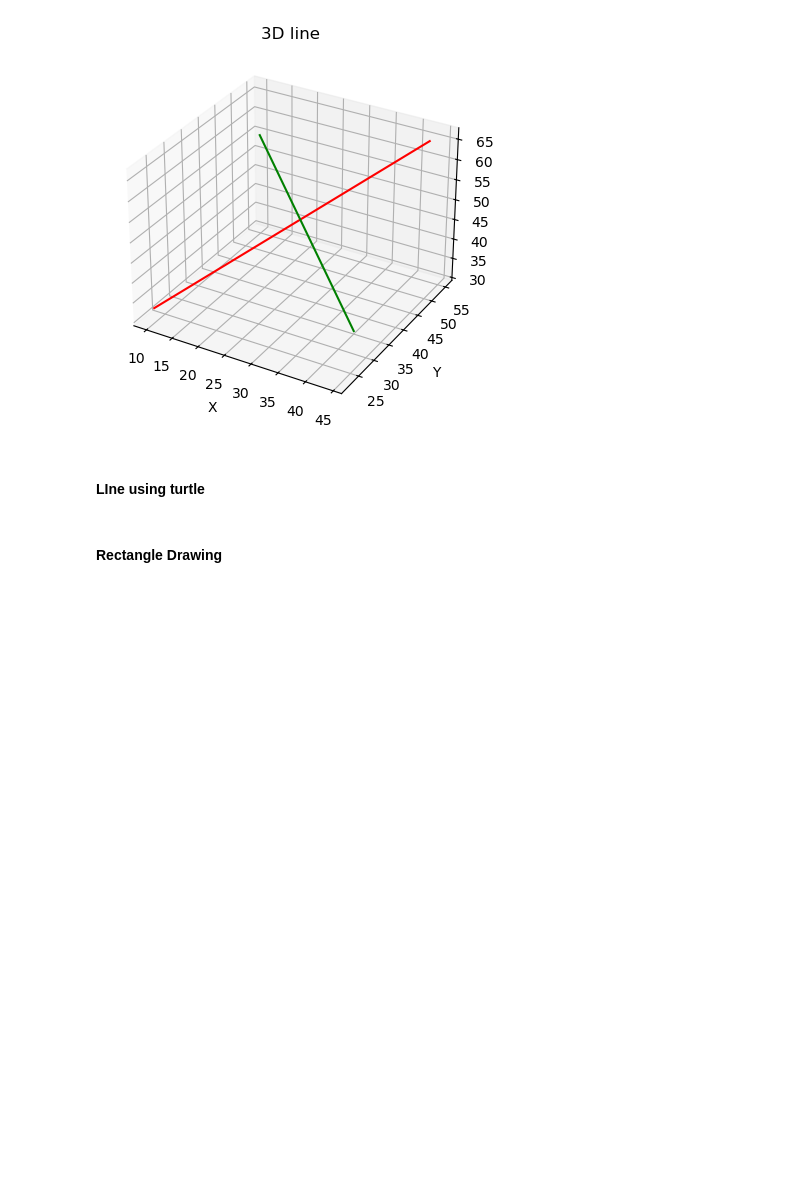
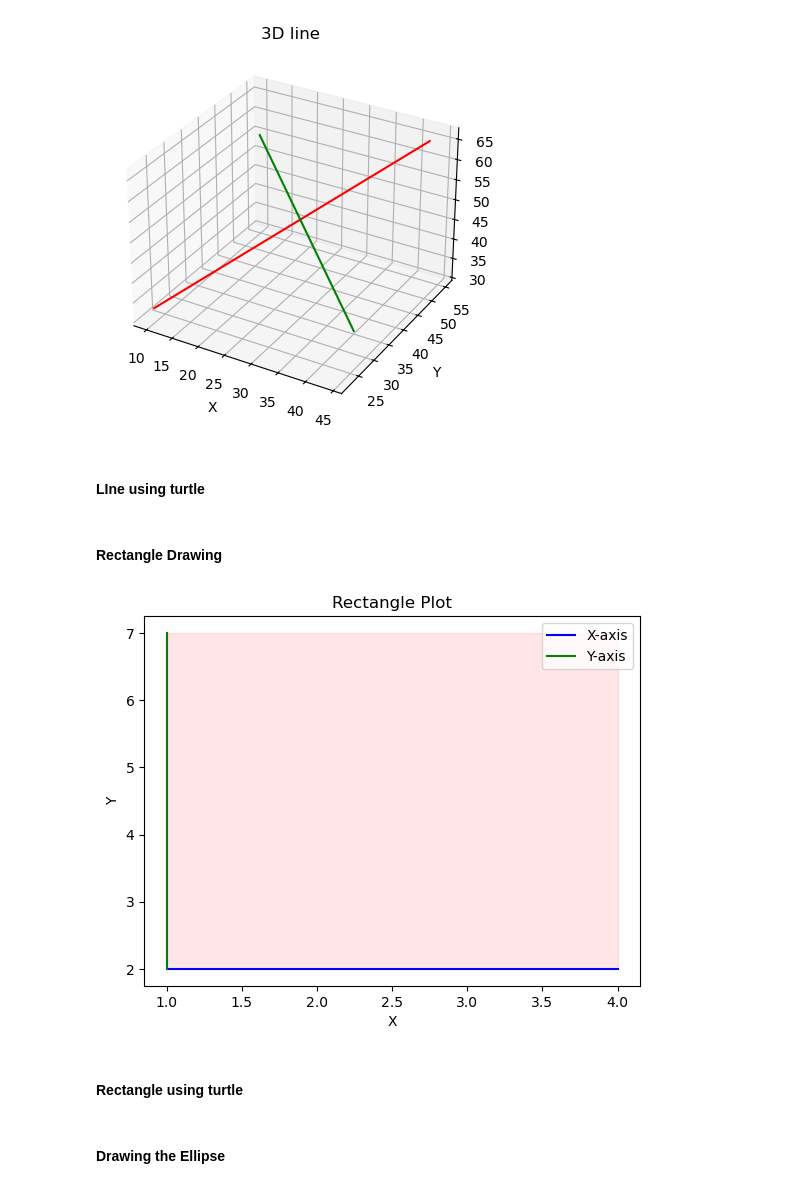
Before and after one commit to ojassannak/computer-vision-CV, a Jupyter notebook: L02- Drawings.ipynb, the cells around one changed output. Drawn from its saved outputs; the diff is of its cells as text; code cells hidden in the pictures; blank space fills up the shorter version.

```diff
--- a/L02- Drawings.ipynb
+++ b/L02- Drawings.ipynb
@@ -148,0 +184,26 @@ cv2.destroyAllWindows()
+# %%
+import matplotlib.pyplot as plt
+
+#Define rectangle coordinates
+x_min,y_min, x_max, y_max = 1,2,4,7
+
+#Create the rectangle patch
+rectangle = plt.Rectangle((x_min, y_min), x_max - x_min, y_max - y_min,
+                          color ='red' , alpha = 0.1)
+
+#Add the rectangle to a plot and customize labels/title
+plt.plot([x_min,x_max],[y_min, y_min], 'b-', label= 'X-axis')
+plt.plot([x_min,x_min],[y_min, y_max], 'g-', label= 'Y-axis')
+plt.gca().add_patch(rectangle)
+plt.xlabel("X")
+plt.ylabel("Y")
+plt.title("Rectangle Plot")
+plt.legend()
+
+
+# show the plot
+plt.show()
+# %% [output]
+[figure, added]
+# %% [markdown]
+<h4>Rectangle using turtle</h4>
@@ -148,0 +233,2 @@ cv2.destroyAllWindows()
+# %% [markdown]
+<h4>Drawing the Ellipse</h4>
```
Also changed, not shown: parts of 10 cells of this notebook.
